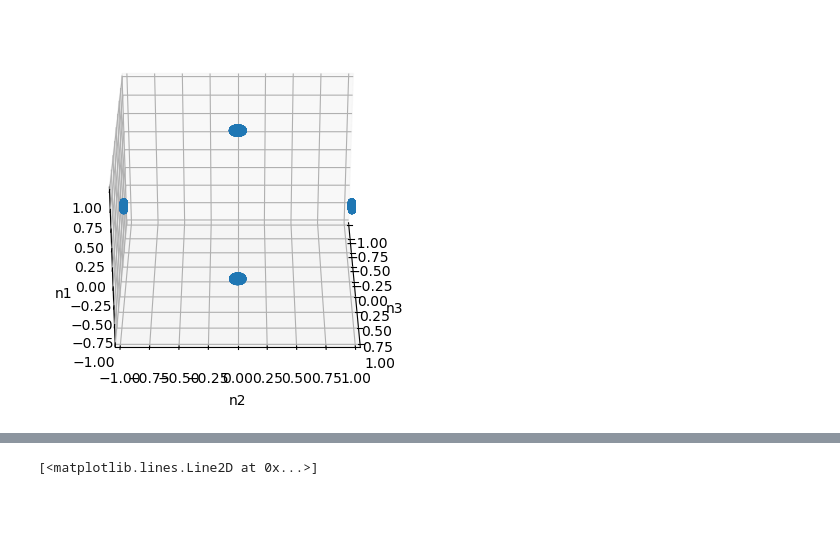
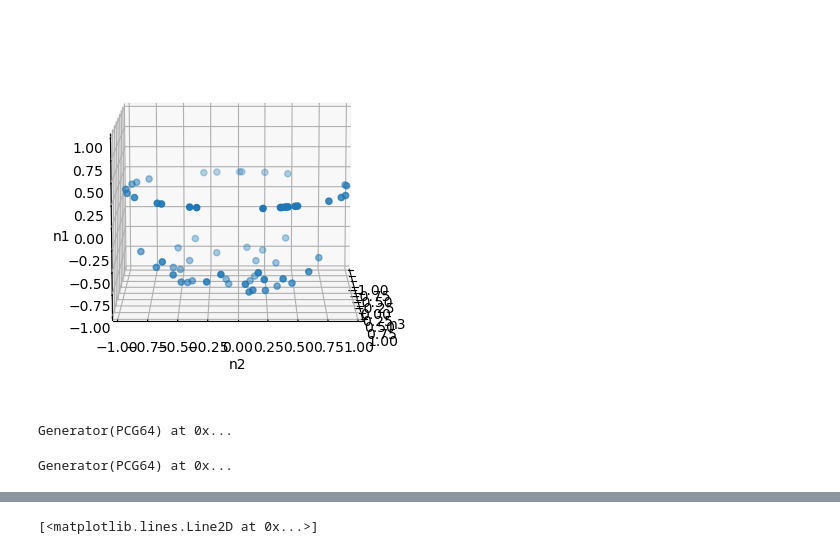
Before and after one commit to hainingpan/GTN, a Jupyter notebook: test.ipynb, the cells around one changed output, grey strips where cells are left out. Drawn from its saved outputs; the diff is of its cells as text; code cells hidden in the pictures; blank space fills up the shorter version.

```diff
--- a/test.ipynb
+++ b/test.ipynb
@@ -196,14 +272,14 @@ ax.hist(zz[:,1],bins=20)
 # %%
 fig = plt.figure()
 ax = fig.add_subplot(projection='3d')
-zz=np.array(gtn.n_history)
+zz=np.array((gtn.n_history)[:64])
 ax.scatter(zz[:,2],zz[:,1],zz[:,0])
 ax.set_xlabel('n3')
 ax.set_ylabel('n2')
 ax.set_zlabel('n1')
 ax.set_xlim([-1,1])
 ax.set_ylim([-1,1])
 ax.set_zlim([-1,1])
-ax.view_init(azim=0)
+ax.view_init(azim=0,elev=10)
 # %% [output]
-[figure, old version]
+[figure, new version]
@@ -209,0 +288,8 @@ ax.view_init(azim=0)
+# %%
+np.random.default_rng(rr)
+# %% [output]
+Generator(PCG64) at 0x...
+# %%
+rr
+# %% [output]
+Generator(PCG64) at 0x...
```
Also changed, not shown: parts of 38 cells of this notebook, 3 other files.
